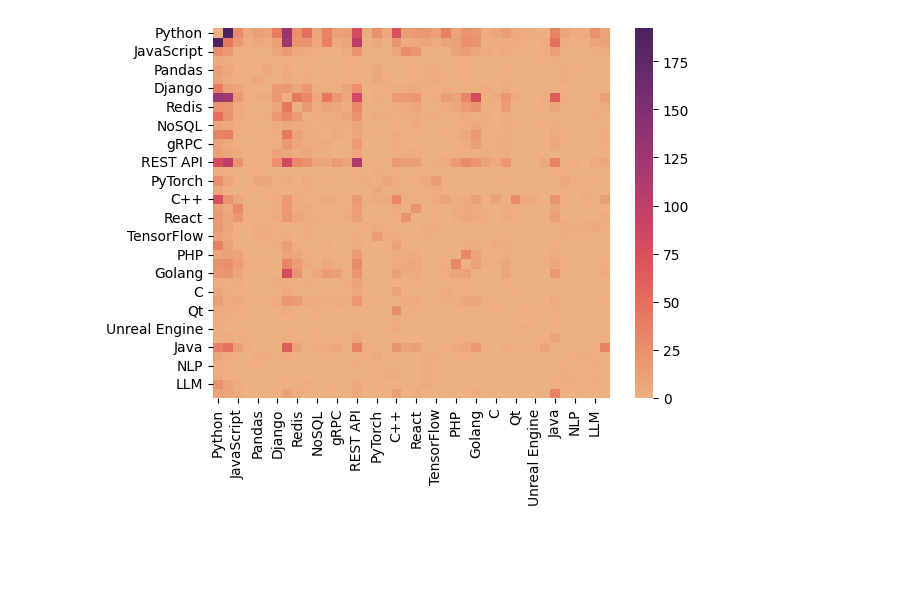
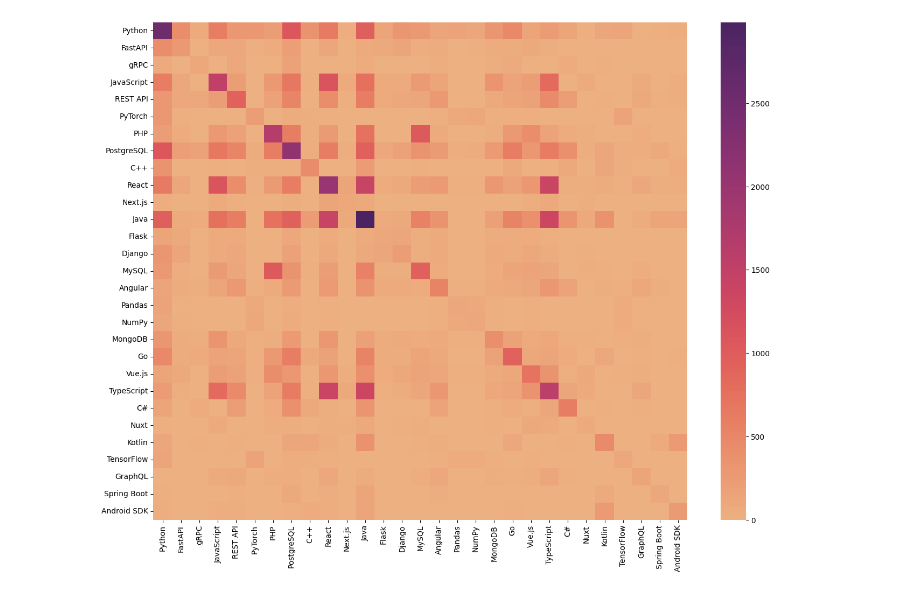
Before and after one commit to mgasilin/hh_ru_anlysis, a Jupyter notebook: EDA/EDA.ipynb, the cells around one changed output. Cells and saved outputs as stored; diff of their text form; code cells hidden in the pictures; blank space fills up the shorter version.

```diff
--- a/EDA/EDA.ipynb
+++ b/EDA/EDA.ipynb
@@ -69,4 +64,4 @@ KeyError: 'salary'
 df = df.explode("skills", ignore_index=True)
 logger.debug(f"Получено {df.shape} денормализированных строк")
 # %%
-df["id"] = df["link"].apply(lambda x: str(x).split("/")[-1])
+df["id"] = df["link"].apply(lambda x: str(x).split("/")[-1].split("?")[0])
@@ -77 +151,10 @@ logger.debug(f"Итого уникальных скиллов: {len(skillset)}")
+# %%
+def map_skill(skill):
+    if skill in exceptions.keys():
+        return exceptions[skill]
+    else:
+        for key, mask in msk.items():
+            if fnmatch.fnmatch(skill, mask):
+                return key
+    return None
 # %%
@@ -151,3 +181,2 @@ skill_mapping = {
 # %%
-df["skill_mapped"] = df["skills"].map(skill_mapping)
-df
+df["skill_mapped"] = df["skills"].apply(lambda x: map_skill(str(x).lower()))
@@ -209,5 +236,10 @@ array([[  0, 192,  28, ...,   5,  25,   9],
+# %%
+hmask = list(hmap_arr.sum(axis=1)>500) # Чистим от малых связей - полный квадрат не получится нарисовать
+hmap_arr = hmap_arr[hmask][:, hmask]
+hmap_keys = np.array(list(idx_map.keys()))[hmask]
 # %%
-sns.heatmap(pd.DataFrame(hmap_arr, index=idx_map.keys(), columns=idx_map.keys()), cmap="flare")
+plt.figure(figsize=(16, 12))
+sns.heatmap(pd.DataFrame(hmap_arr, index=hmap_keys, columns=hmap_keys), cmap="flare")
 plt.savefig("library_occurance.png")
 # %% [output]
-[figure, old version]
+[figure, new version]
```
Also changed, not shown: parts of 20 cells of this notebook.
